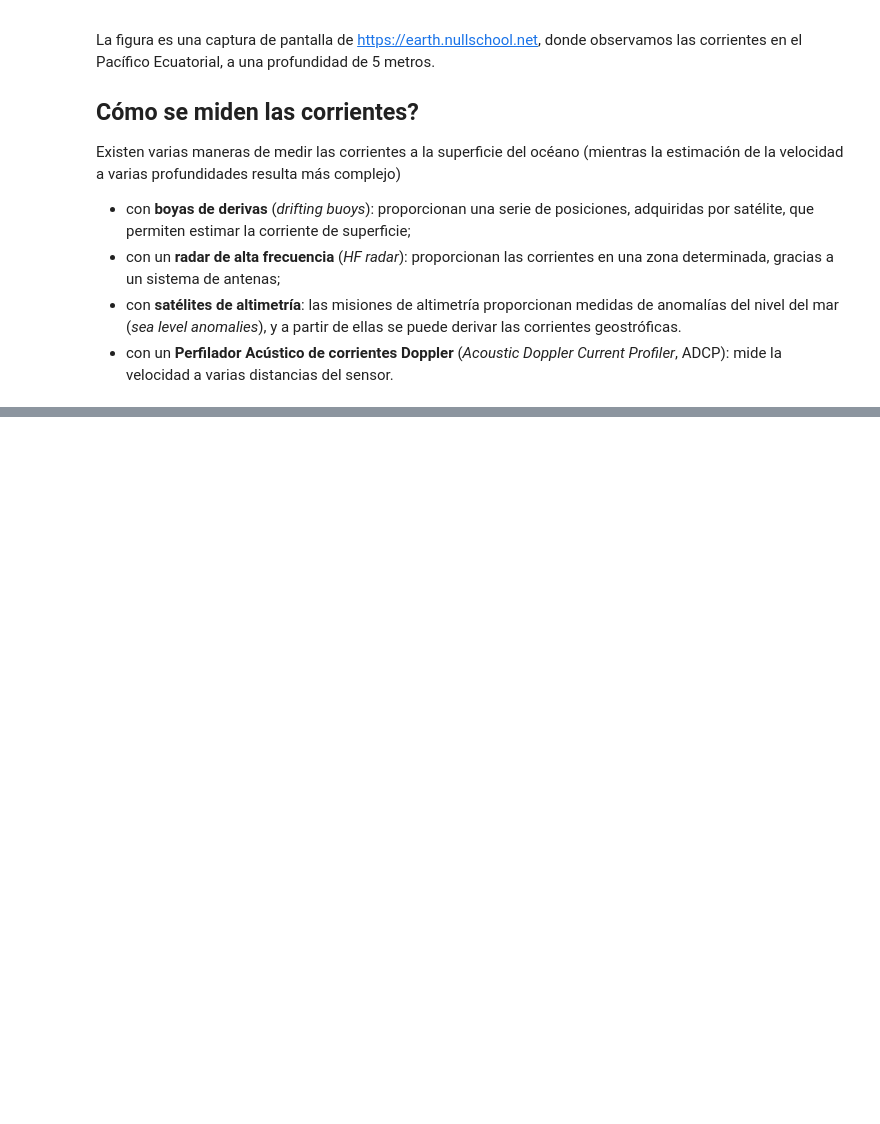
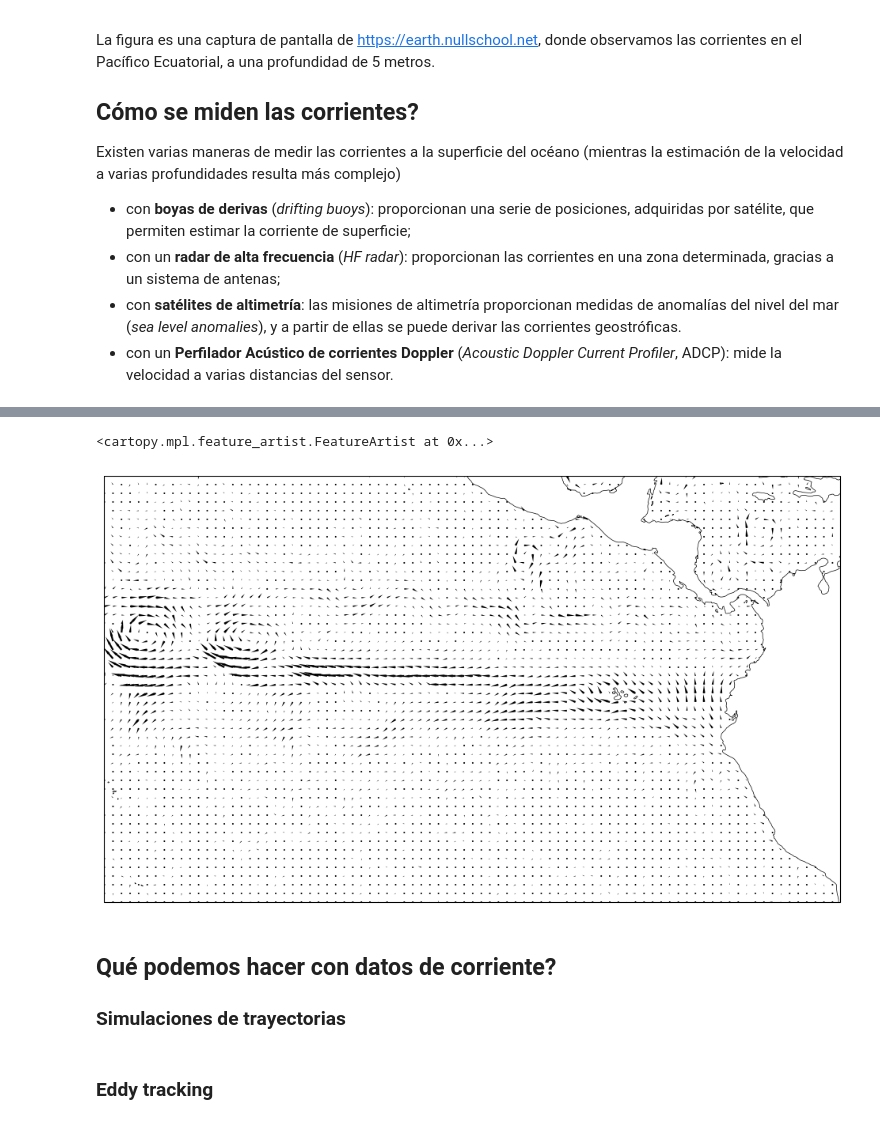
Before and after one commit to Intercoonecta/tutoriales, a Jupyter notebook: miercoles/datos_corrientes.ipynb, the cells around one changed output, grey strips where cells are left out. Drawn from its saved outputs; the diff is of its cells as text; code cells hidden in the pictures; blank space fills up the shorter version.

```diff
--- a/miercoles/datos_corrientes.ipynb
+++ b/miercoles/datos_corrientes.ipynb
@@ -17,0 +33,6 @@ s
+# %%
+domain = [-140., -70., -20., 20.]
+lon = indexdata["geospatial_lon_min"].values
+lat = indexdata["geospatial_lat_min"].values
+
+goodcoords = np.where( (lon<=domain[1]) & (lon>=domain[0]) & (lat<=domain[3]) & (lat>=domain[2]))[0]
@@ -17,0 +107,10 @@ s
+# %%
+fig = plt.figure(figsize=(12, 8))
+ax1 = plt.subplot(111, projection=mainproj)
+pcm1 = ax1.quiver(datacurrent["longitude"].values, datacurrent["latitude"].values, uo, vo,
+                  regrid_shape=50, transform=datacrs, headwidth=1.5)
+ax1.set_extent(domain)
+ax1.coastlines(lw=.5)
+# %% [output]
+<cartopy.mpl.feature_artist.FeatureArtist at 0x...>
+[figure, added]
@@ -17,0 +122,5 @@ s
+# %% [markdown]
+## Qué podemos hacer con datos de corriente?
+### Simulaciones de trayectorias
+# %% [markdown]
+### Eddy tracking
```
Also changed, not shown: parts of 14 cells of this notebook.
